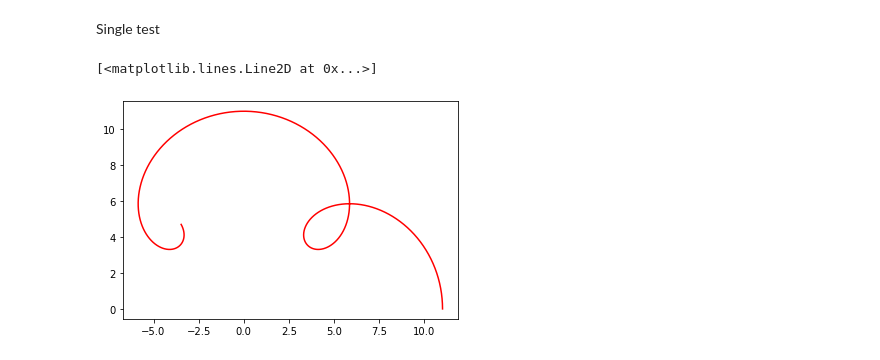
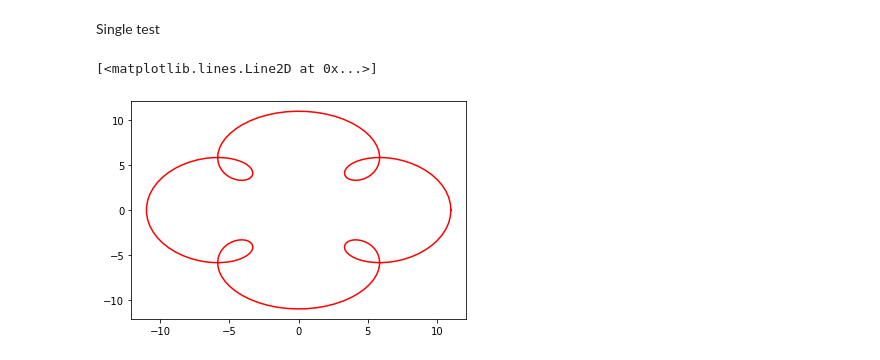
Before and after one commit to SebNik/School-Stuff, a Jupyter notebook: Math_Polar_Coordinates.ipynb, the cells around one changed output. Drawn from its saved outputs; the diff is of its cells as text; code cells hidden in the pictures.

```diff
--- a/Math_Polar_Coordinates.ipynb
+++ b/Math_Polar_Coordinates.ipynb
@@ -324,8 +387,8 @@ s = System()
 s.add_function(f)
 s.add_function(g)
 # %%
-data = s.plot_range([0,2], None, 200)
+data = s.plot_range([0,5], None, 200)
 plt.plot(data[:,0], data[:,1], c='r')
 # %% [output]
 [<matplotlib.lines.Line2D at 0x...>]
-[figure, old version]
+[figure, new version]
```
Also changed, not shown: parts of 4 cells of this notebook, 1 other file.
